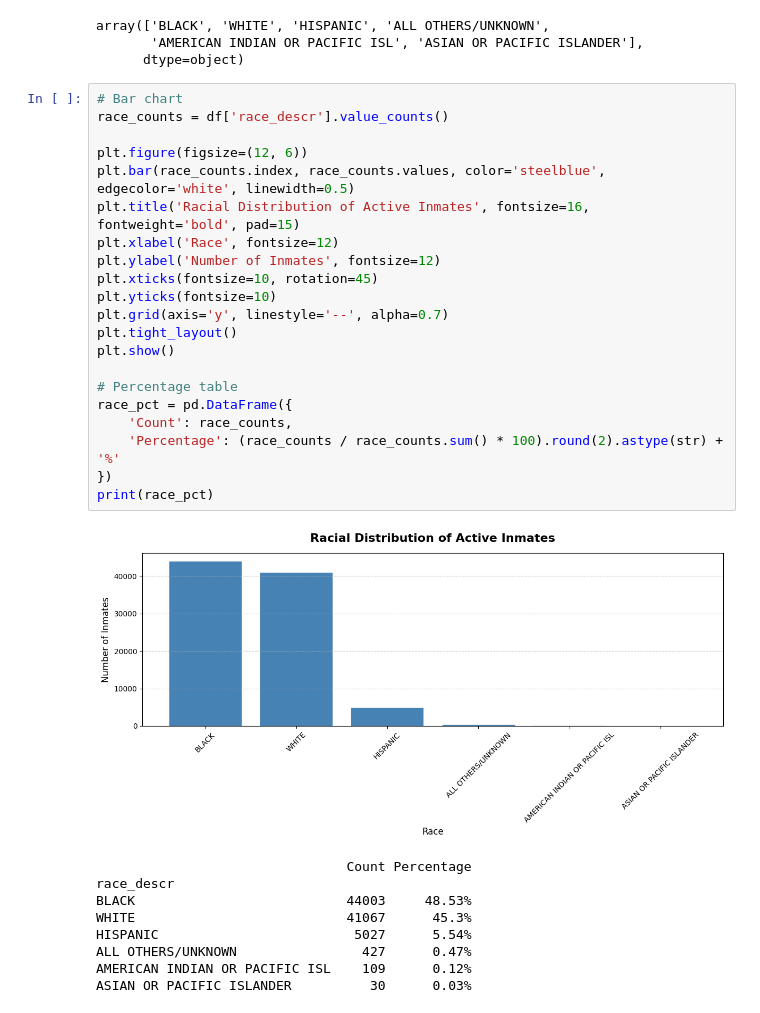
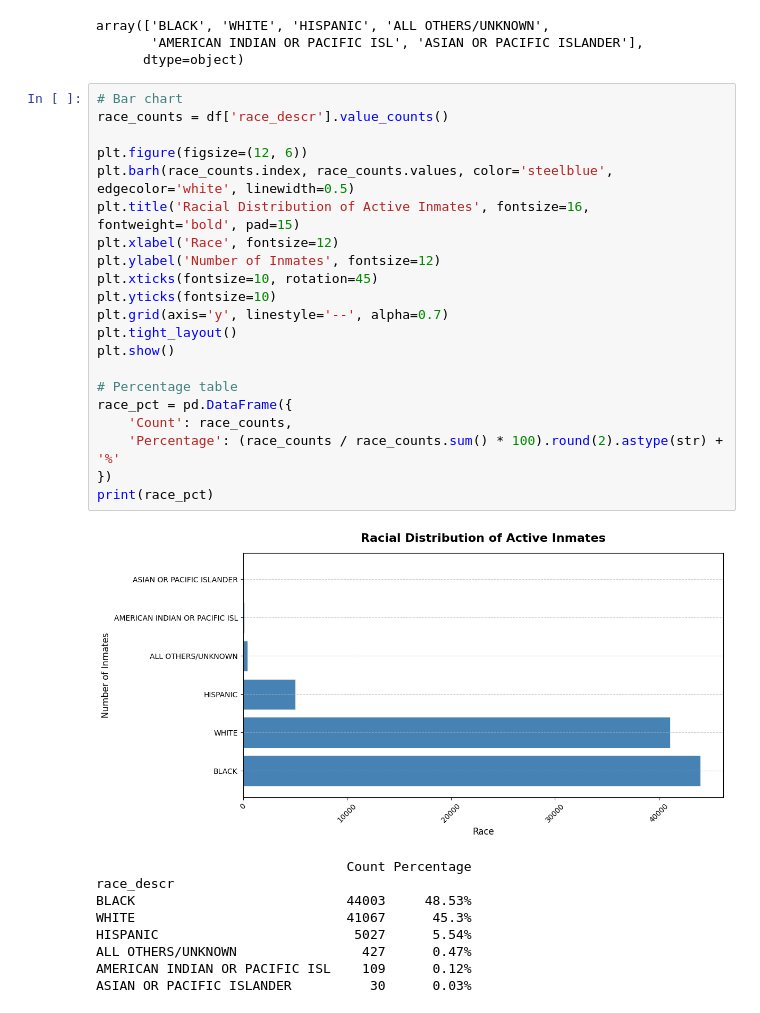
Before and after one commit to zkhechadoorian/florida_department_of_corrections_analytics, a Jupyter notebook: scripts/eda.ipynb, the cells around one changed output. Cells and saved outputs as stored; diff of their text form.

Commit message:
Change racial distro to be horizontal bar chart for readability

```diff
--- a/scripts/eda.ipynb
+++ b/scripts/eda.ipynb
@@ -179,26 +179,26 @@ array(['BLACK', 'WHITE', 'HISPANIC', 'ALL OTHERS/UNKNOWN',
 # %%
 # Bar chart
 race_counts = df['race_descr'].value_counts()
 
 plt.figure(figsize=(12, 6))
-plt.bar(race_counts.index, race_counts.values, color='steelblue', edgecolor='white', linewidth=0.5)
+plt.barh(race_counts.index, race_counts.values, color='steelblue', edgecolor='white', linewidth=0.5)
 plt.title('Racial Distribution of Active Inmates', fontsize=16, fontweight='bold', pad=15)
 plt.xlabel('Race', fontsize=12)
 plt.ylabel('Number of Inmates', fontsize=12)
 plt.xticks(fontsize=10, rotation=45)
 plt.yticks(fontsize=10)
 plt.grid(axis='y', linestyle='--', alpha=0.7)
 plt.tight_layout()
 plt.show()
 
 # Percentage table
 race_pct = pd.DataFrame({
     'Count': race_counts,
     'Percentage': (race_counts / race_counts.sum() * 100).round(2).astype(str) + '%'
 })
 print(race_pct)
 # %% [output]
-[figure, old version]
+[figure, new version]
                                 Count Percentage
 race_descr
 BLACK                           44003     48.53%
```
